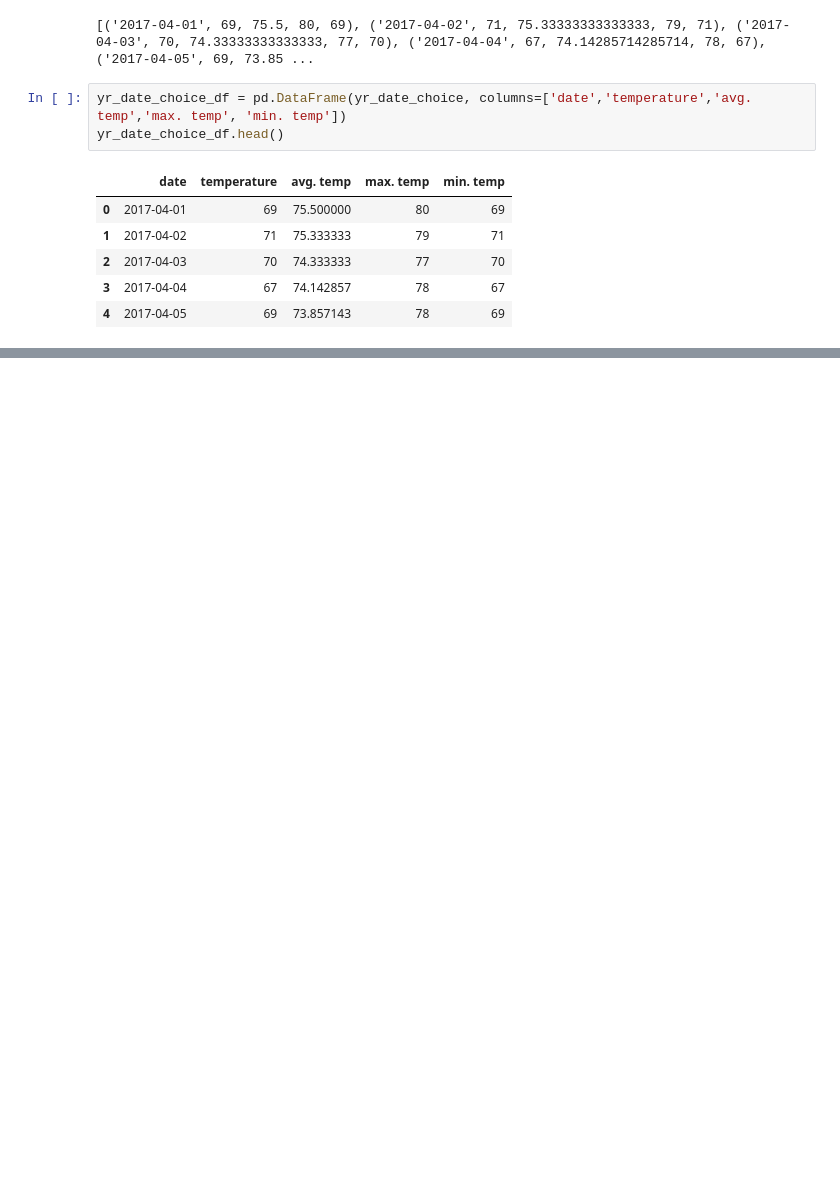
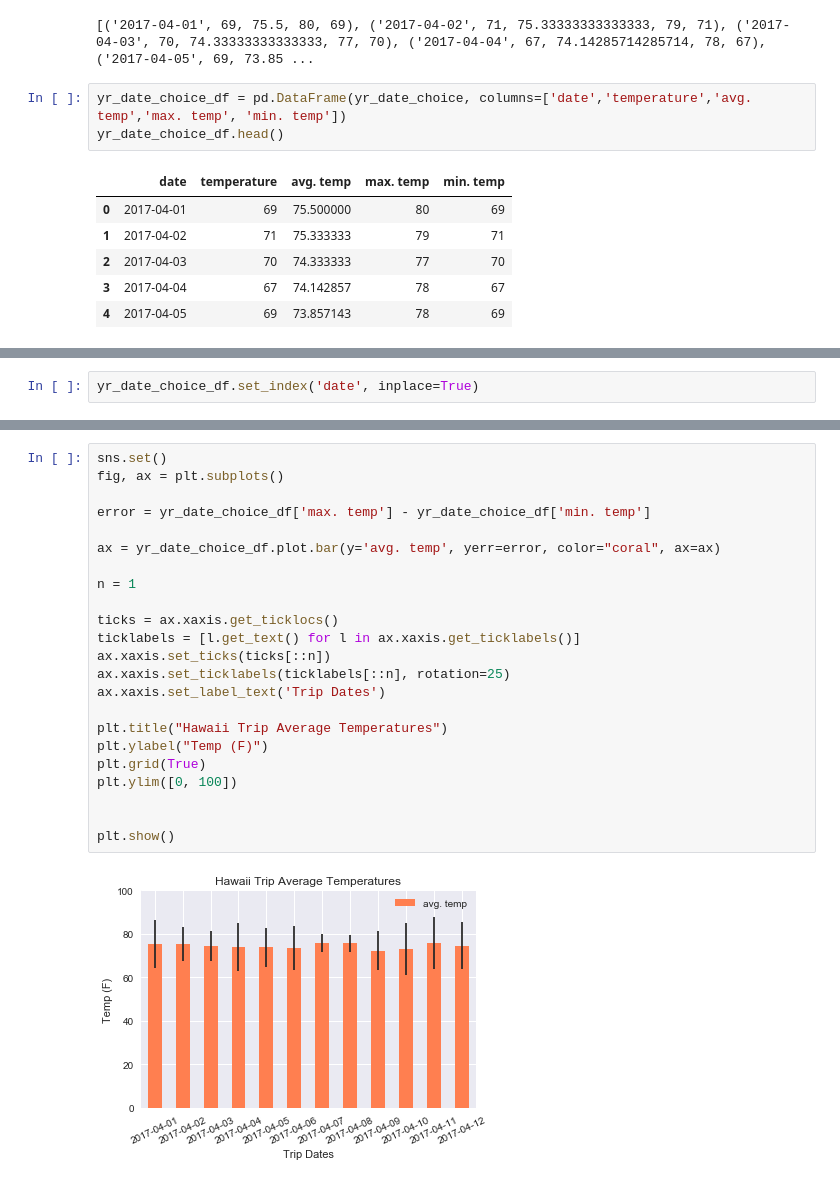
Before and after one commit to elasarto/sql, a Jupyter notebook: adv_sql_hw/climate_analysis.ipynb, the cells around one changed output, grey strips where cells are left out. Saved outputs shown, nothing was run; the diff lists cells and outputs as text; blank space fills up the shorter version.

Commit message:
fixed some errors

```diff
--- a/adv_sql_hw/climate_analysis.ipynb
+++ b/adv_sql_hw/climate_analysis.ipynb
@@ -339,0 +388,2 @@ plt.show()
+# %%
+yr_date_choice_df.set_index('date', inplace=True)
@@ -339,0 +400,25 @@ plt.show()
+# %%
+sns.set()
+fig, ax = plt.subplots()
+
+error = yr_date_choice_df['max. temp'] - yr_date_choice_df['min. temp']
+
+ax = yr_date_choice_df.plot.bar(y='avg. temp', yerr=error, color="coral", ax=ax)
+
+n = 1
+
+ticks = ax.xaxis.get_ticklocs()
+ticklabels = [l.get_text() for l in ax.xaxis.get_ticklabels()]
+ax.xaxis.set_ticks(ticks[::n])
+ax.xaxis.set_ticklabels(ticklabels[::n], rotation=25)
+ax.xaxis.set_label_text('Trip Dates')
+
+plt.title("Hawaii Trip Average Temperatures")
+plt.ylabel("Temp (F)")
+plt.grid(True)
+plt.ylim([0, 100])
+
+
+plt.show()
+# %% [output]
+[figure, added]
```
Also changed, not shown: parts of 20 cells of this notebook, 1 other file.
